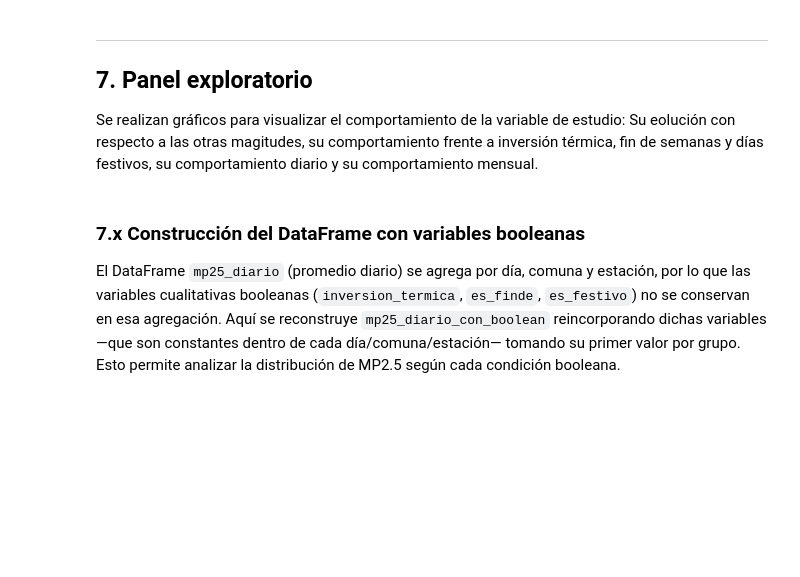
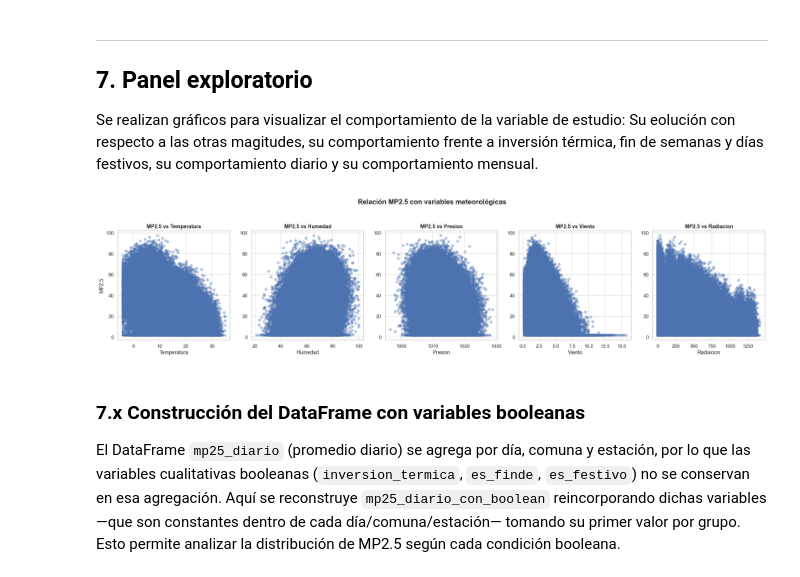
Before and after one commit to Rfcha/abp_cienciadatos, a Jupyter notebook: F3-calidad-aire-santiago/notebooks/01_exploracion.ipynb, the cells around one changed output. Saved outputs shown, nothing was run; the diff lists cells and outputs as text; code cells hidden in the pictures; blank space fills up the shorter version.

Commit message:
feat(F3): corrige notebook exploratorio, normaliza variables y actualiza dataset procesado

```diff
--- a/F3-calidad-aire-santiago/notebooks/01_exploracion.ipynb
+++ b/F3-calidad-aire-santiago/notebooks/01_exploracion.ipynb
@@ -238,48 +636,101 @@ print(f'Episodios críticos: {df["critico"].sum():,} horas ({pct:.1f}% del total
 
 Se realizan gráficos para visualizar el comportamiento de la variable de estudio: Su eolución con respecto a las otras magitudes, su comportamiento frente a inversión térmica, fin de semanas y días festivos, su comportamiento diario y su comportamiento mensual.
 # %%
- #Configuración de estilo global
+# ============================================================
+# Relación MP2.5 versus variables meteorológicas
+# ============================================================
+
+import pandas as pd
+import seaborn as sns
+import matplotlib.pyplot as plt
+
+# Configuración de estilo global
 sns.set_theme(style="whitegrid")
 
-# Procesamiento de fechas obligatorio para todo el análisis
-df_filtrado["fecha"] = pd.to_datetime(df_filtrado["fecha"])
-df_filtrado["Año-Mes"] = df_filtrado["fecha"].dt.to_period("M").astype(str)
+# Trabajar sobre copia segura
+df_plot = df_filtrado.copy()
 
-# MAgnitudes núméricas
+# Normalizar fecha
+df_plot["fecha"] = pd.to_datetime(
+    df_plot["fecha"],
+    errors="coerce"
+)
+
+df_plot = df_plot.dropna(subset=["fecha"]).copy()
+df_plot["año_mes"] = df_plot["fecha"].dt.to_period("M").astype(str)
+
+# Definir variable objetivo y variables meteorológicas
+variable_objetivo = "mp2_5"
+
 variables_num = [
-    "temperatura (°C)",
-    "humedad (%)",
-    "presion (hPa)",
-    "viento (m/s)",
-    "radiacion (W/m²)",
+    "temperatura",
+    "humedad",
+    "presion",
+    "viento",
+    "radiacion"
 ]
 
-# Volvemos a 1 fila y 5 columnas para enfocarnos solo en MP2.5
-fig, axes = plt.subplots(1, 5, figsize=(22, 5))
+# Validar columnas disponibles
+columnas_necesarias = [variable_objetivo] + variables_num
+columnas_faltantes = [
+    c for c in columnas_necesarias
+    if c not in df_plot.columns
+]
+
+if columnas_faltantes:
+    raise KeyError(
+        f"Faltan columnas para graficar: {columnas_faltantes}. "
+        f"Columnas disponibles: {df_plot.columns.tolist()}"
+    )
+
+# Asegurar formato numérico
+for col in columnas_necesarias:
+    df_plot[col] = pd.to_numeric(
+        df_plot[col],
+        errors="coerce"
+    )
+
+df_plot = df_plot.dropna(
+    subset=columnas_necesarias
+).reset_index(drop=True)
+
+# Gráficos
+fig, axes = plt.subplots(
+    1,
+    len(variables_num),
+    figsize=(22, 5)
+)
 
 for i, var in enumerate(variables_num):
     sns.scatterplot(
-        data=df_filtrado,
+        data=df_plot,
         x=var,
-        y="MP2.5 (µg/m³)",
+        y=variable_objetivo,
         ax=axes[i],
         alpha=0.4,
-        color="steelblue",
-        edgecolor=None,
+        edgecolor=None
     )
-    axes[i].set_title(f"MP2.5 vs {var.split(' ')[0].capitalize()}")
-    axes[i].set_xlabel(var)  # La etiqueta X ahora va directamente en cada gráfico
+
+    titulo_var = var.replace("_", " ").capitalize()
+    axes[i].set_title(f"MP2.5 vs {titulo_var}")
+    axes[i].set_xlabel(titulo_var)
+
     if i == 0:
-        axes[i].set_ylabel("MP2.5 (µg/m³)")
+        axes[i].set_ylabel("MP2.5")
+    else:
+        axes[i].set_ylabel("")
 
 plt.suptitle(
-    "Relación MP2.5 con respecto a variables Meteorológicas",
+    "Relación MP2.5 con variables meteorológicas",
     fontsize=16,
-    weight="bold",
-    y=1.05,
+    fontweight="bold",
+    y=1.05
 )
+
 plt.tight_layout()
 plt.show()
+# %% [output]
+[figure, added]
 # %% [markdown]
 ### 7.x Construcción del DataFrame con variables booleanas
 
```
Also changed, not shown: parts of 17 cells of this notebook, 1 other file.
